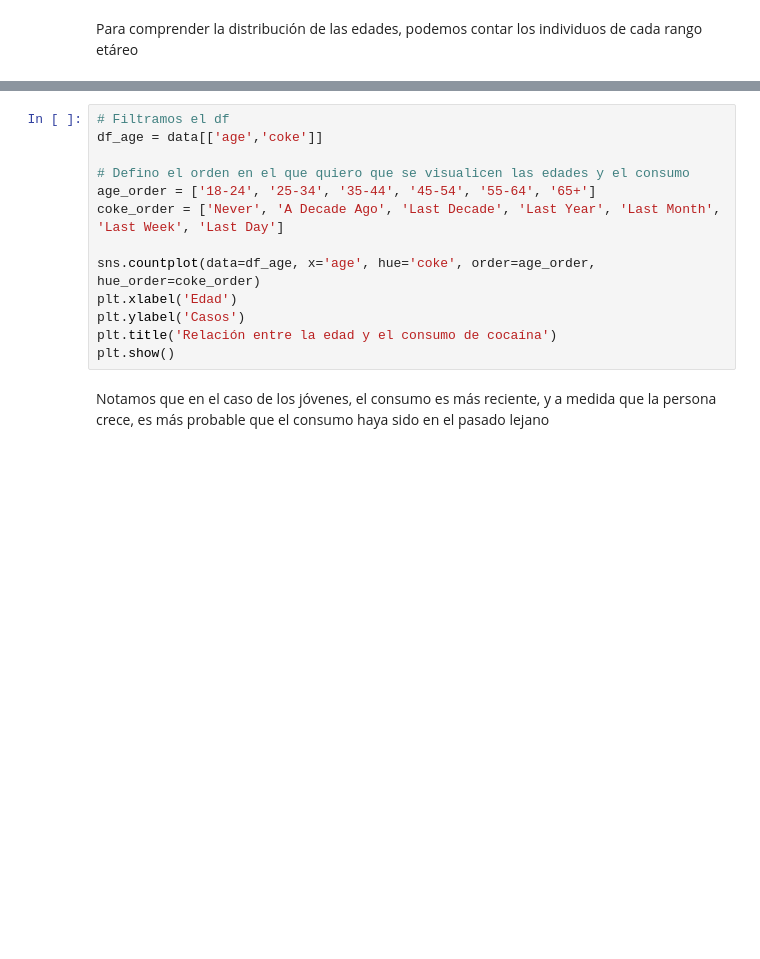
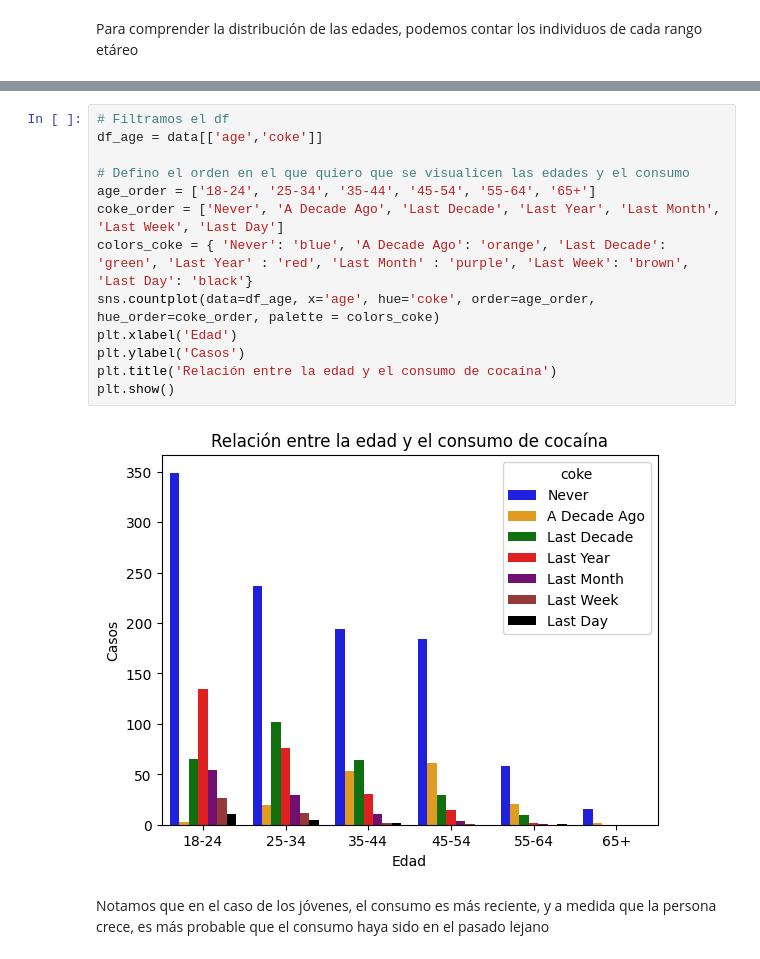
Before and after one commit to federicoFrancesconi/UCSE-2024-ML-TP1, a Jupyter notebook: tp1_EDA.ipynb, the cells around one changed output, grey strips where cells are left out. Cells and saved outputs as stored; diff of their text form; blank space fills up the shorter version.

Commit message:
Cambios en los colores de los gráficos.

```diff
--- a/tp1_EDA.ipynb
+++ b/tp1_EDA.ipynb
@@ -315,16 +389,18 @@ data.age.value_counts()
 # %%
 # Filtramos el df
 df_age = data[['age','coke']]
 
 # Defino el orden en el que quiero que se visualicen las edades y el consumo
 age_order = ['18-24', '25-34', '35-44', '45-54', '55-64', '65+']
 coke_order = ['Never', 'A Decade Ago', 'Last Decade', 'Last Year', 'Last Month', 'Last Week', 'Last Day']
-
-sns.countplot(data=df_age, x='age', hue='coke', order=age_order, hue_order=coke_order)
+colors_coke = { 'Never': 'blue', 'A Decade Ago': 'orange', 'Last Decade': 'green', 'Last Year' : 'red', 'Last Month' : 'purple', 'Last Week': 'brown', 'Last Day': 'black'}
+sns.countplot(data=df_age, x='age', hue='coke', order=age_order, hue_order=coke_order, palette = colors_coke)
 plt.xlabel('Edad')
 plt.ylabel('Casos')
 plt.title('Relación entre la edad y el consumo de cocaína')
 plt.show()
+# %% [output]
+[figure, added]
 # %% [markdown]
 Notamos que en el caso de los jóvenes, el consumo es más reciente, y a medida que la persona crece, es más probable que el consumo haya sido en el pasado lejano
 # %% [markdown]
```
Also changed, not shown: parts of 57 cells of this notebook.
